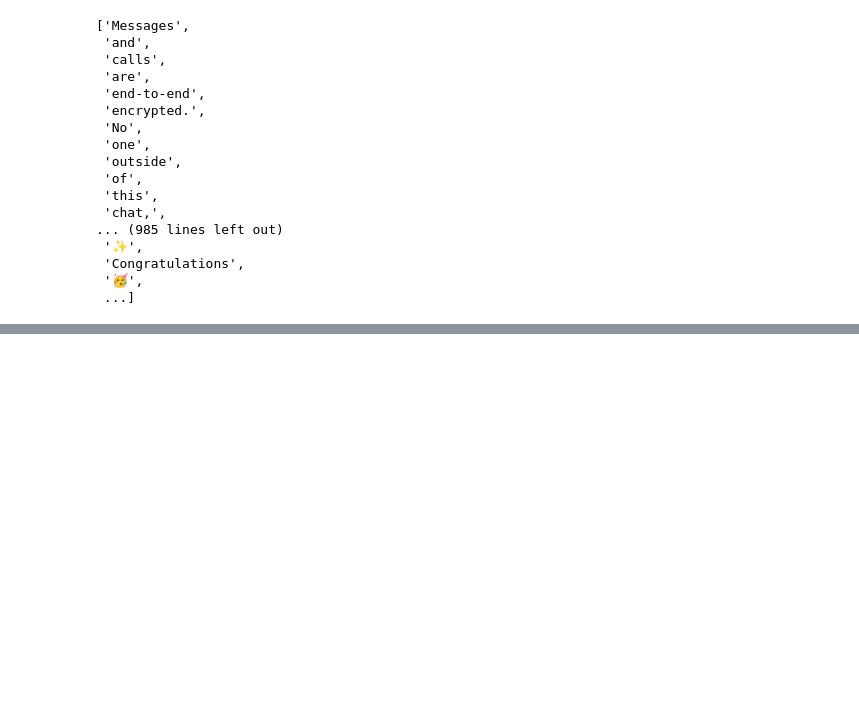
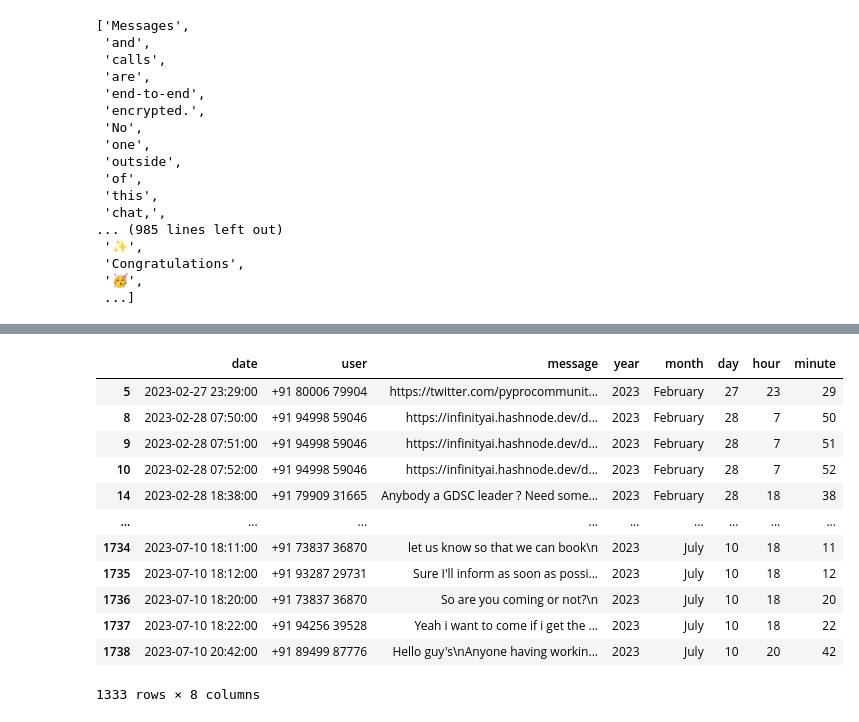
Before and after one commit to yash013/whatsapp_chat_analysis, a Jupyter notebook: whatsapp_chat_analysis.ipynb, the cells around one changed output, grey strips where cells are left out. Saved outputs shown, nothing was run; the diff lists cells and outputs as text; code cells hidden in the pictures; blank space fills up the shorter version.

```diff
--- a/whatsapp_chat_analysis.ipynb
+++ b/whatsapp_chat_analysis.ipynb
@@ -191,0 +227,19 @@ words
+# %%
+temp = df[df['user'] != 'group_notification']
+# %%
+temp = temp[temp['message'] != '<Media omitted>\n']
+temp
+# %% [output]
+|  | date | user | message | year | month | day | hour | minute |
+| 5 | 2023-02-27 23:29:00 | +91 80006 79904 | https://twitter.com/pyprocommunit... | 2023 | February | 27 | 23 | 29 |
+| 8 | 2023-02-28 07:50:00 | +91 94998 59046 | https://infinityai.hashnode.dev/d... | 2023 | February | 28 | 7 | 50 |
+| 9 | 2023-02-28 07:51:00 | +91 94998 59046 | https://infinityai.hashnode.dev/d... | 2023 | February | 28 | 7 | 51 |
+| 10 | 2023-02-28 07:52:00 | +91 94998 59046 | https://infinityai.hashnode.dev/d... | 2023 | February | 28 | 7 | 52 |
+| 14 | 2023-02-28 18:38:00 | +91 79909 31665 | Anybody a GDSC leader ? Need some... | 2023 | February | 28 | 18 | 38 |
+| ... | ... | ... | ... | ... | ... | ... | ... | ... |
+| 1734 | 2023-07-10 18:11:00 | +91 73837 36870 | let us know so that we can book\n | 2023 | July | 10 | 18 | 11 |
+| 1735 | 2023-07-10 18:12:00 | +91 93287 29731 | Sure I'll inform as soon as possi... | 2023 | July | 10 | 18 | 12 |
+| 1736 | 2023-07-10 18:20:00 | +91 73837 36870 | So are you coming or not?\n | 2023 | July | 10 | 18 | 20 |
+| 1737 | 2023-07-10 18:22:00 | +91 94256 39528 | Yeah i want to come if i get the ... | 2023 | July | 10 | 18 | 22 |
+| 1738 | 2023-07-10 20:42:00 | +91 89499 87776 | Hello guy's\nAnyone having workin... | 2023 | July | 10 | 20 | 42 |
+1333 rows × 8 columns
```
Also changed, not shown: parts of 8 cells of this notebook, 2 other files.
